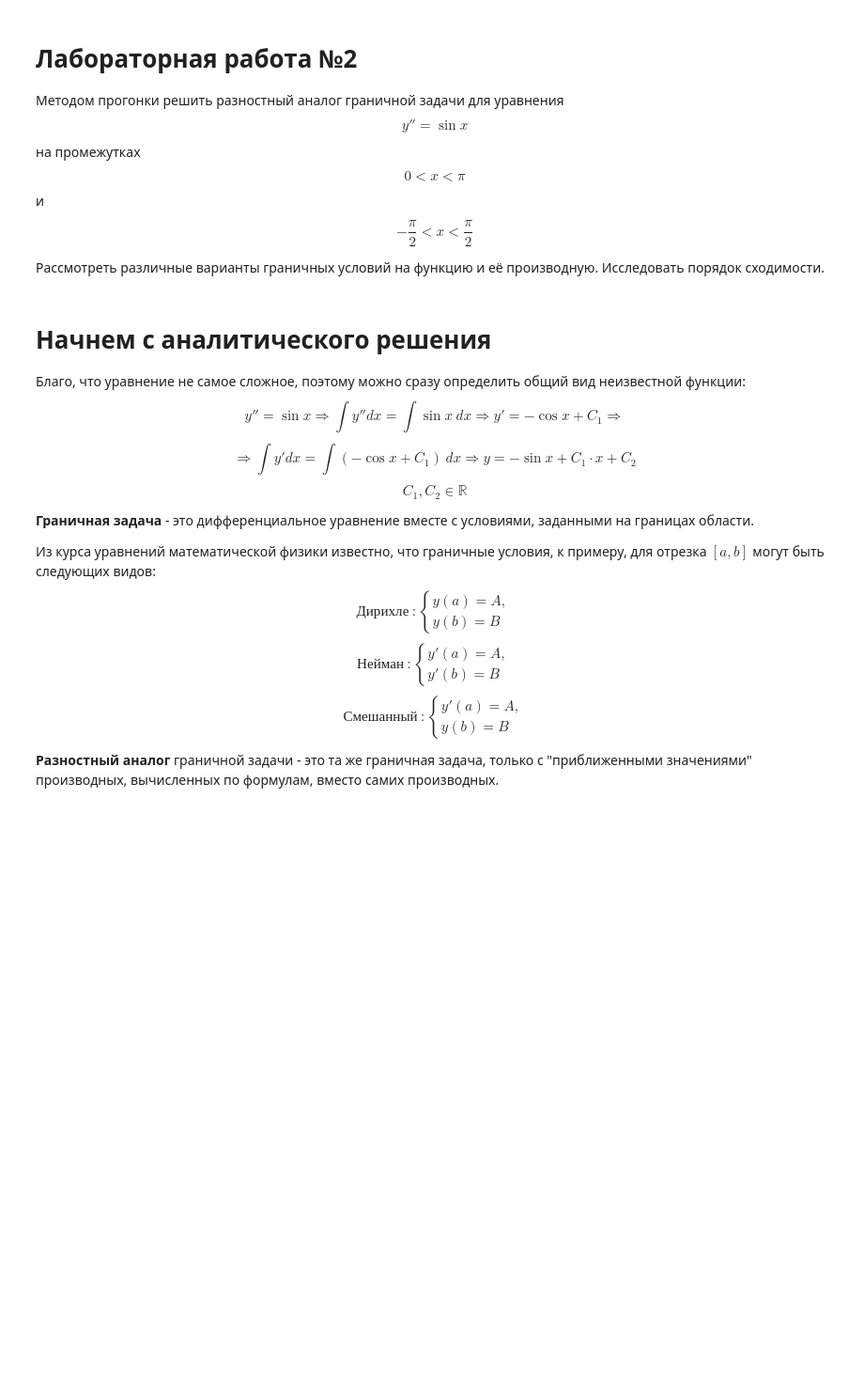
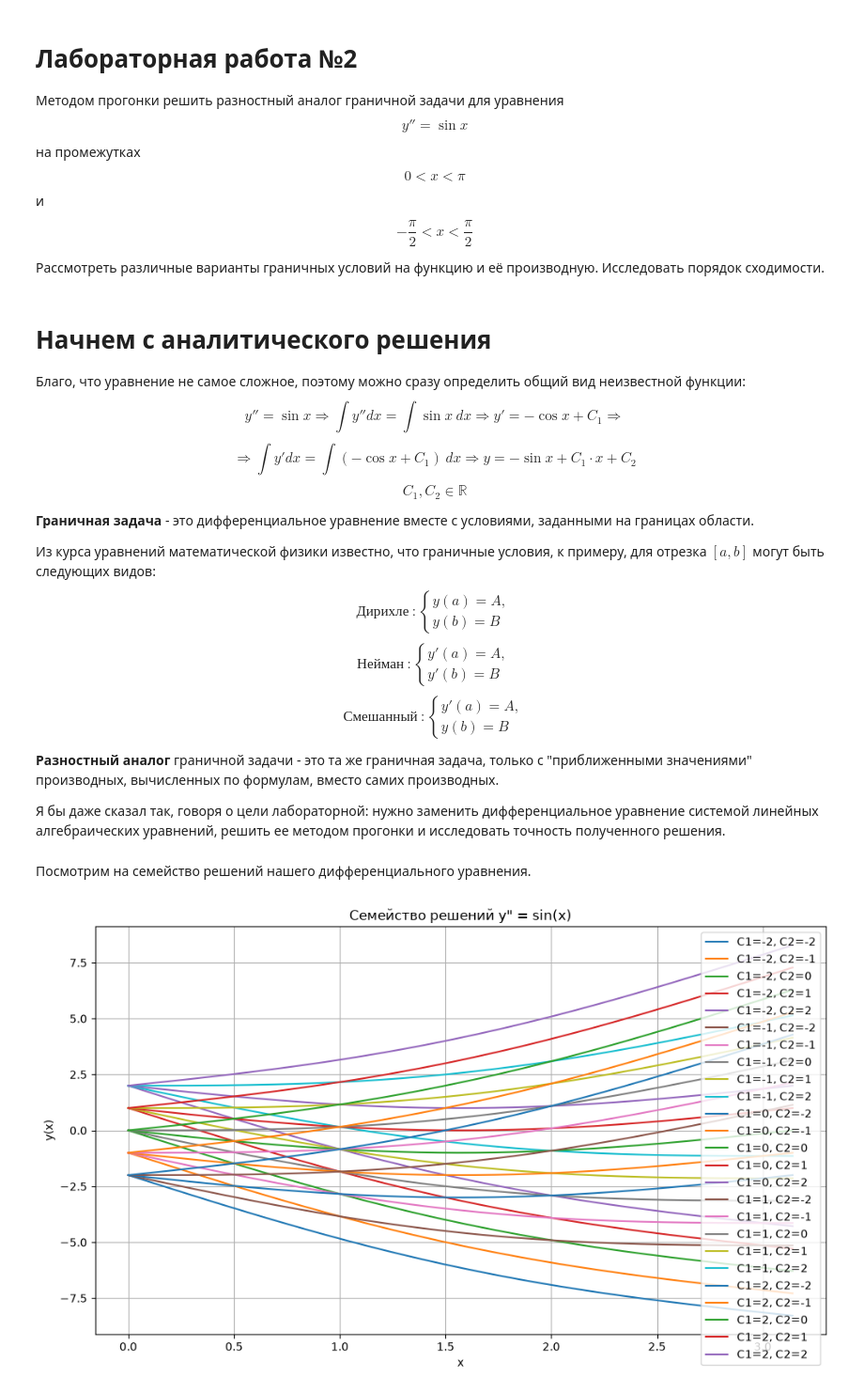
Before and after one commit to Japanese-CyberGirl/Computational-methods-3, a Jupyter notebook: lab_2.ipynb, the cells around one changed output. Shown at 94% size. Saved outputs shown, nothing was run; the diff lists cells and outputs as text; code cells hidden in the pictures; blank space fills up the shorter version.

```diff
--- a/lab_2.ipynb
+++ b/lab_2.ipynb
@@ -22,3 +22,36 @@ $$Нейман \ : \begin{cases} y'(a) = A, \\ y'(b) = B \end{cases}$$
 $$Смешанный \ : \begin{cases} y'(a) = A, \\ y(b) = B \end{cases}$$
 
 **Разностный аналог** граничной задачи - это та же граничная задача, только с "приближенными значениями" производных, вычисленных по формулам, вместо самих производных.
+
+Я бы даже сказал так, говоря о цели лабораторной: нужно заменить дифференциальное уравнение системой линейных алгебраических уравнений, решить ее методом прогонки и исследовать точность полученного решения.
+# %% [markdown]
+Посмотрим на семейство решений нашего дифференциального уравнения.
+# %%
+import matplotlib.pyplot as plt
+import numpy as np
+
+a = 0
+b = 500
+
+x = np.linspace(a, np.pi, b)
+
+def y(c, C1, C2):
+    return -np.sin(x) + C1 * x + C2
+
+plt.figure(figsize=(10,6))
+
+params = [-2, -1, 0, 1, 2]
+
+for C1 in params:
+    for C2 in params:
+        plt.plot(x, y(x, C1, C2), label=f"C1={C1}, C2={C2}")
+
+plt.xlabel('x')
+plt.ylabel('y(x)')
+plt.title('Семейство решений y" = sin(x)')
+plt.grid()
+plt.tight_layout()
+plt.legend()
+plt.show()
+# %% [output]
+[figure, added]
```
Also changed, not shown: parts of 1 cell of this notebook.
